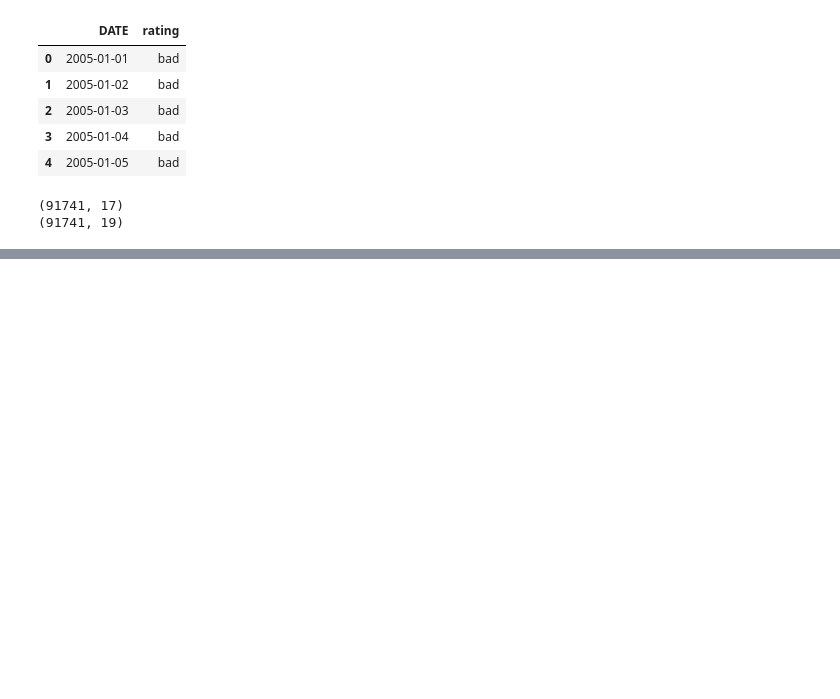
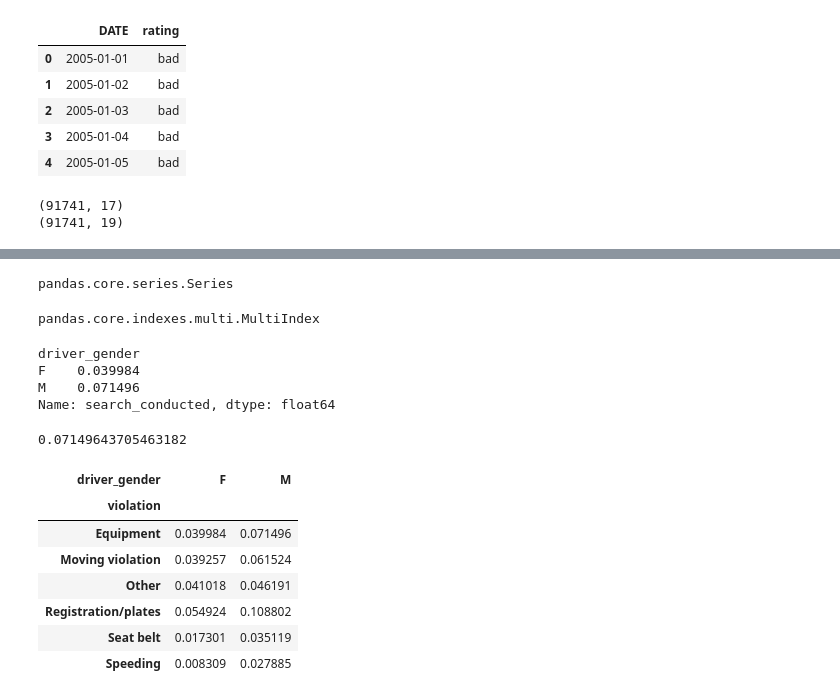
Before and after one commit to MikSm1th/datacamp_notes, a Jupyter notebook: police_pandas/weather.ipynb, the cells around one changed output, grey strips where cells are left out. Cells and saved outputs as stored; diff of their text form; code cells hidden in the pictures; blank space fills up the shorter version.

```diff
--- a/police_pandas/weather.ipynb
+++ b/police_pandas/weather.ipynb
@@ -342,0 +373,4 @@ ri_weather.set_index('stop_datetime', inplace=True)
+# %%
+search_rate = ri.groupby(['violation',
+                         'driver_gender']).search_conducted.mean()
+search_rate
@@ -342,0 +392,30 @@ ri_weather.set_index('stop_datetime', inplace=True)
+# %%
+type(search_rate)
+# %% [output]
+pandas.core.series.Series
+# %%
+type(search_rate.index)
+# %% [output]
+pandas.core.indexes.multi.MultiIndex
+# %%
+search_rate.loc['Equipment']
+# %% [output]
+driver_gender
+F    0.039984
+M    0.071496
+Name: search_conducted, dtype: float64
+# %%
+search_rate.loc['Equipment', 'M']
+# %% [output]
+0.07149643705463182
+# %%
+search_rate.unstack()
+# %% [output]
+| driver_gender | F | M |
+| violation |  |  |
+| Equipment | 0.039984 | 0.071496 |
+| Moving violation | 0.039257 | 0.061524 |
+| Other | 0.041018 | 0.046191 |
+| Registration/plates | 0.054924 | 0.108802 |
+| Seat belt | 0.017301 | 0.035119 |
+| Speeding | 0.008309 | 0.027885 |
```
Also changed, not shown: parts of 11 cells of this notebook.
